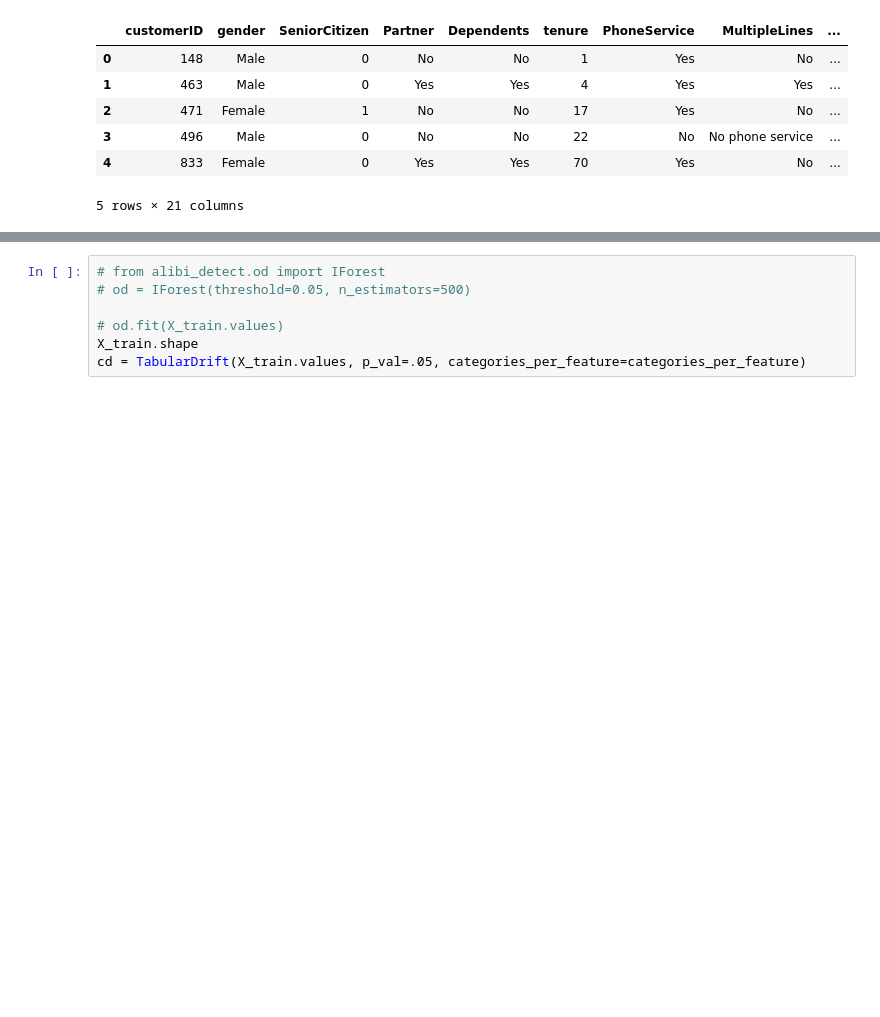
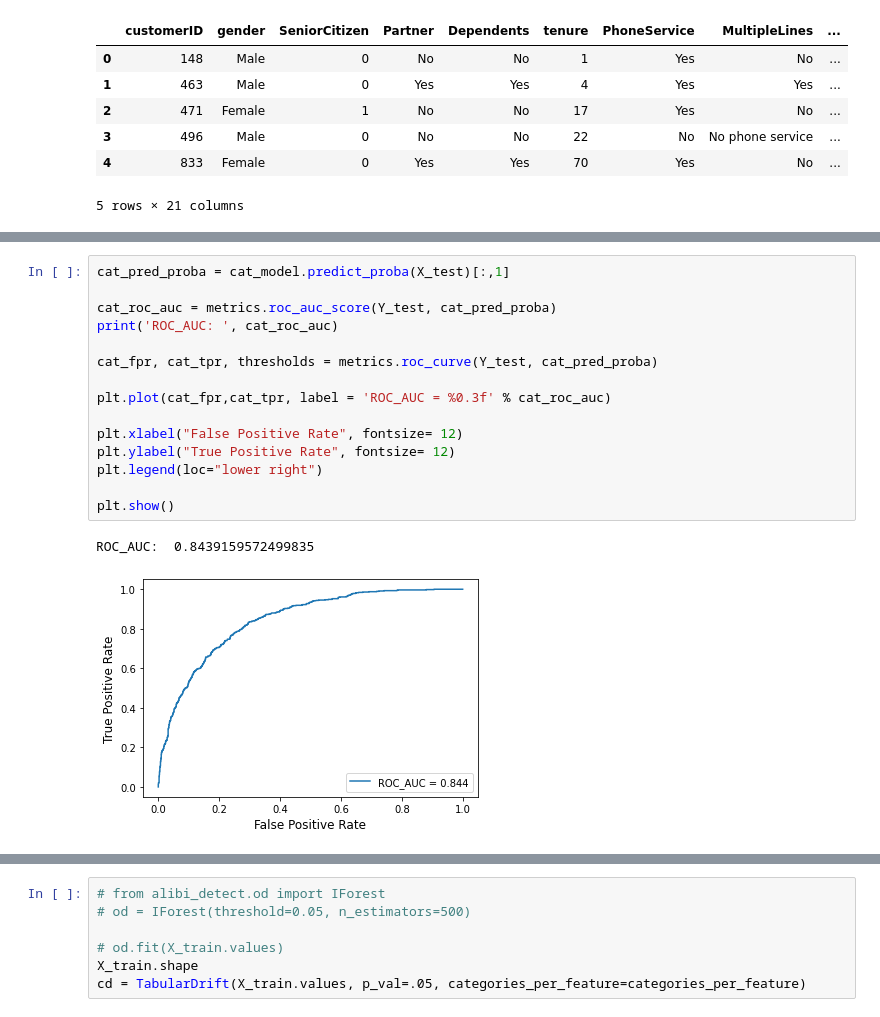
Before and after one commit to masoodfaisal/mlops-workshop, a Jupyter notebook: seldon/drift_deploy/Configure_Input_Drift.ipynb, the cells around one changed output, grey strips where cells are left out. Cells and saved outputs as stored; diff of their text form; blank space fills up the shorter version.

```diff
--- a/seldon/drift_deploy/Configure_Input_Drift.ipynb
+++ b/seldon/drift_deploy/Configure_Input_Drift.ipynb
@@ -110,0 +206,18 @@ print(X_train.shape)
+# %%
+cat_pred_proba = cat_model.predict_proba(X_test)[:,1]
+
+cat_roc_auc = metrics.roc_auc_score(Y_test, cat_pred_proba)
+print('ROC_AUC: ', cat_roc_auc)
+
+cat_fpr, cat_tpr, thresholds = metrics.roc_curve(Y_test, cat_pred_proba)
+
+plt.plot(cat_fpr,cat_tpr, label = 'ROC_AUC = %0.3f' % cat_roc_auc)
+
+plt.xlabel("False Positive Rate", fontsize= 12)
+plt.ylabel("True Positive Rate", fontsize= 12)
+plt.legend(loc="lower right")
+
+plt.show()
+# %% [output]
+ROC_AUC:  0.8439159572499835
+[figure, added]
```
Also changed, not shown: parts of 39 cells of this notebook, 8 other files.
